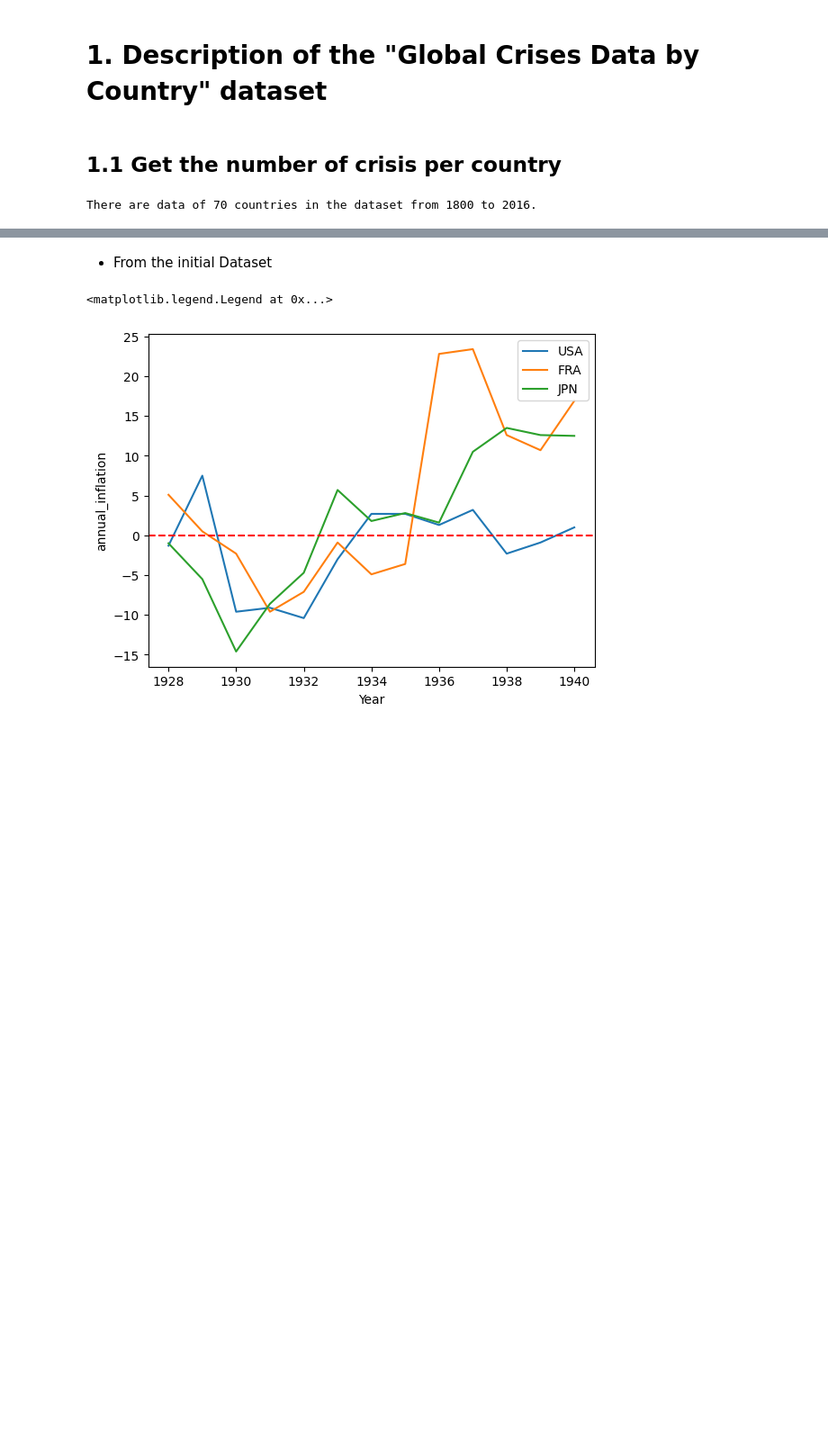
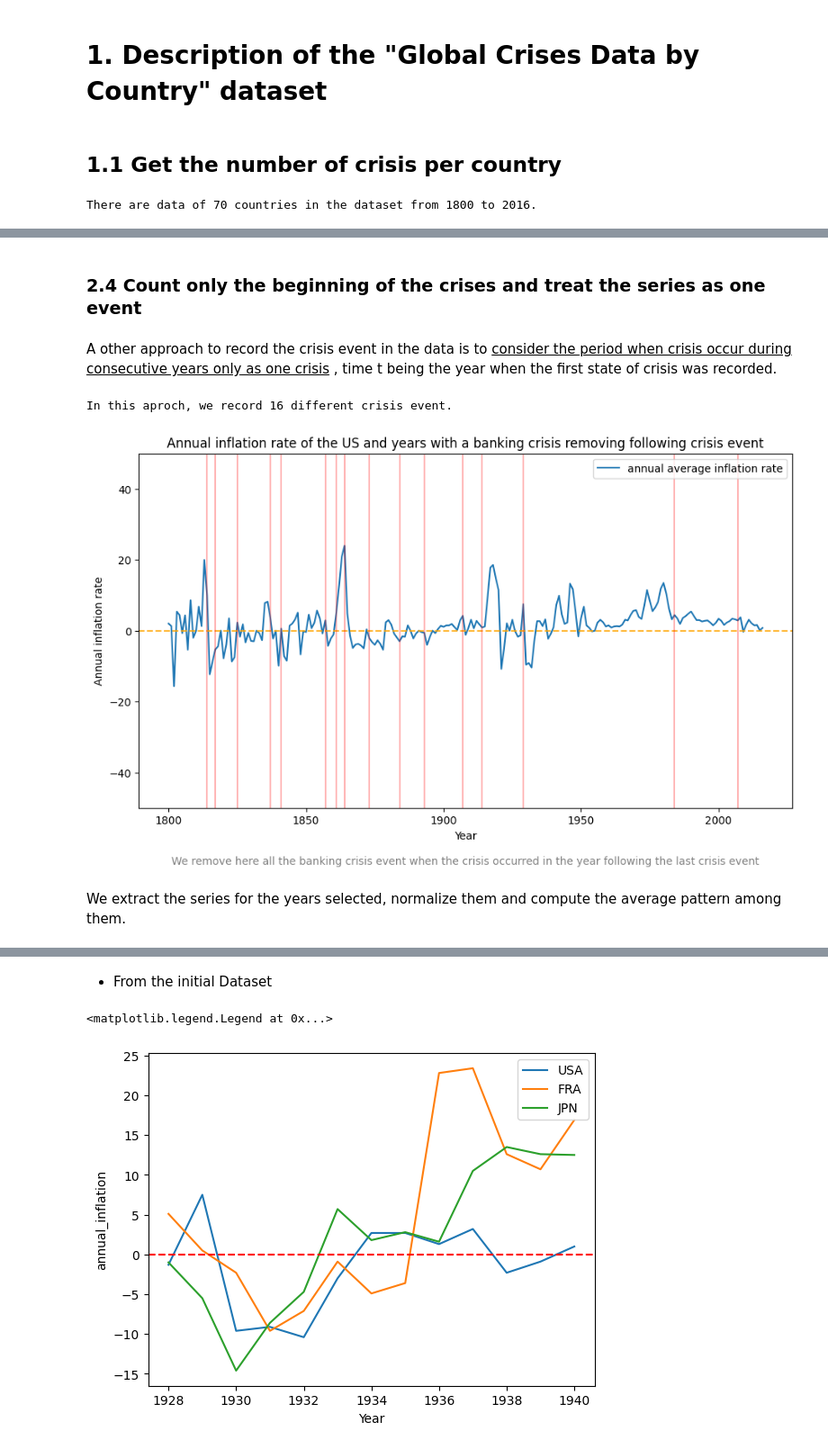
Before and after one commit to blengereau/Depression-and-recovery, a Jupyter notebook: code/financial_crisis_by_country.ipynb, the cells around one changed output, grey strips where cells are left out. Shown at 90% size. Cells and saved outputs as stored; diff of their text form; code cells hidden in the pictures; blank space fills up the shorter version.

Commit message:
Work of January 4. Cleaning notebook and study gdp fuctuations during shocks

```diff
--- a/code/financial_crisis_by_country.ipynb
+++ b/code/financial_crisis_by_country.ipynb
@@ -117,4 +135,2 @@ Italy                              26
 # %%
-data['crisis_and_deflation'] = ((data['banking_crisis'] == 1) | (data['systemic_crisis'] == 1)) & (data['annual_inflation'] < 0)
-deflations_crisis = data.groupby('Country')['crisis_and_deflation'].sum().astype(int)
-deflations_crisis.sort_values(ascending = False, inplace = True)
+data['neg_demand_shock'] = ((data['banking_crisis'] == 1) | (data['systemic_crisis'] == 1)) & (data['annual_inflation'] < 0)
@@ -252,0 +285,40 @@ plt.ylim(-50, 50)
+# %% [markdown]
+### 2.4 Count only the beginning of the crises and treat the series as one event
+# %% [markdown]
+A other approach to record the crisis event in the data is to <u> consider the period when crisis occur during consecutive years only as one crisis</u> , time t being the year when the first state of crisis was recorded.
+# %%
+banking_crisis_first_year = [banking_crisis_years[0]]
+for i in range (1, len(banking_crisis_years)):
+    if banking_crisis_years[i]-banking_crisis_years[i-1]>=2:
+        banking_crisis_first_year.append(banking_crisis_years[i])
+print(f'In this aproch, we record {len(banking_crisis_first_year)} different crisis event.')
+# %% [output]
+In this aproch, we record 16 different crisis event.
+# %%
+plt.figure(figsize=(11,6))
+
+sns.lineplot(x=USA_data['Year'], y=USA_data['annual_inflation'], label = 'annual average inflation rate')
+plt.axhline(y=0, color='orange', label='y=0', linestyle = 'dashed', alpha = 0.8)
+
+for year in banking_crisis_first_year:
+    plt.axvline(x=year, color='red', linestyle='-', label='Crisis Period', alpha = 0.3)
+
+plt.ylim(-50, 50)
+
+plt.title('Annual inflation rate of the US and years with a banking crisis removing following crisis event')
+plt.xlabel('Year')
+plt.ylabel('Annual inflation rate')
+
+subtitle_text = "We remove here all the banking crisis event when the crisis occurred in the year following the last crisis event"
+plt.annotate(subtitle_text,
+             xy=(0.5, -0.15),  # Position of the text (relative to the plot)
+             xycoords='axes fraction',
+             ha='center', va='center',  # Centered text
+             fontsize=10,
+             color='gray')
+
+plt.show()
+# %% [output]
+[figure, added]
+# %% [markdown]
+We extract the series for the years selected, normalize them and compute the average pattern among them.
```
Also changed, not shown: parts of 122 cells of this notebook, 1 other file.
